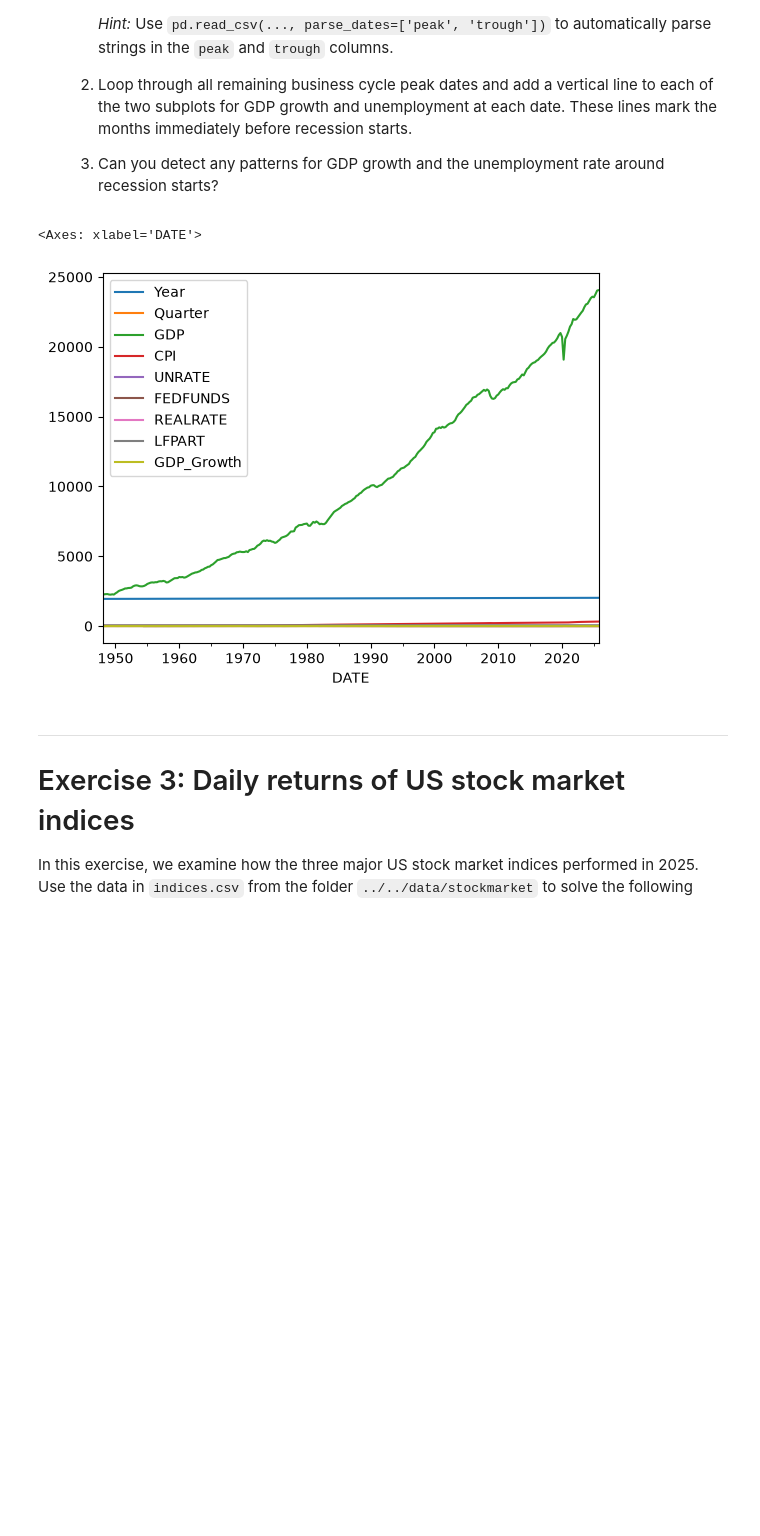
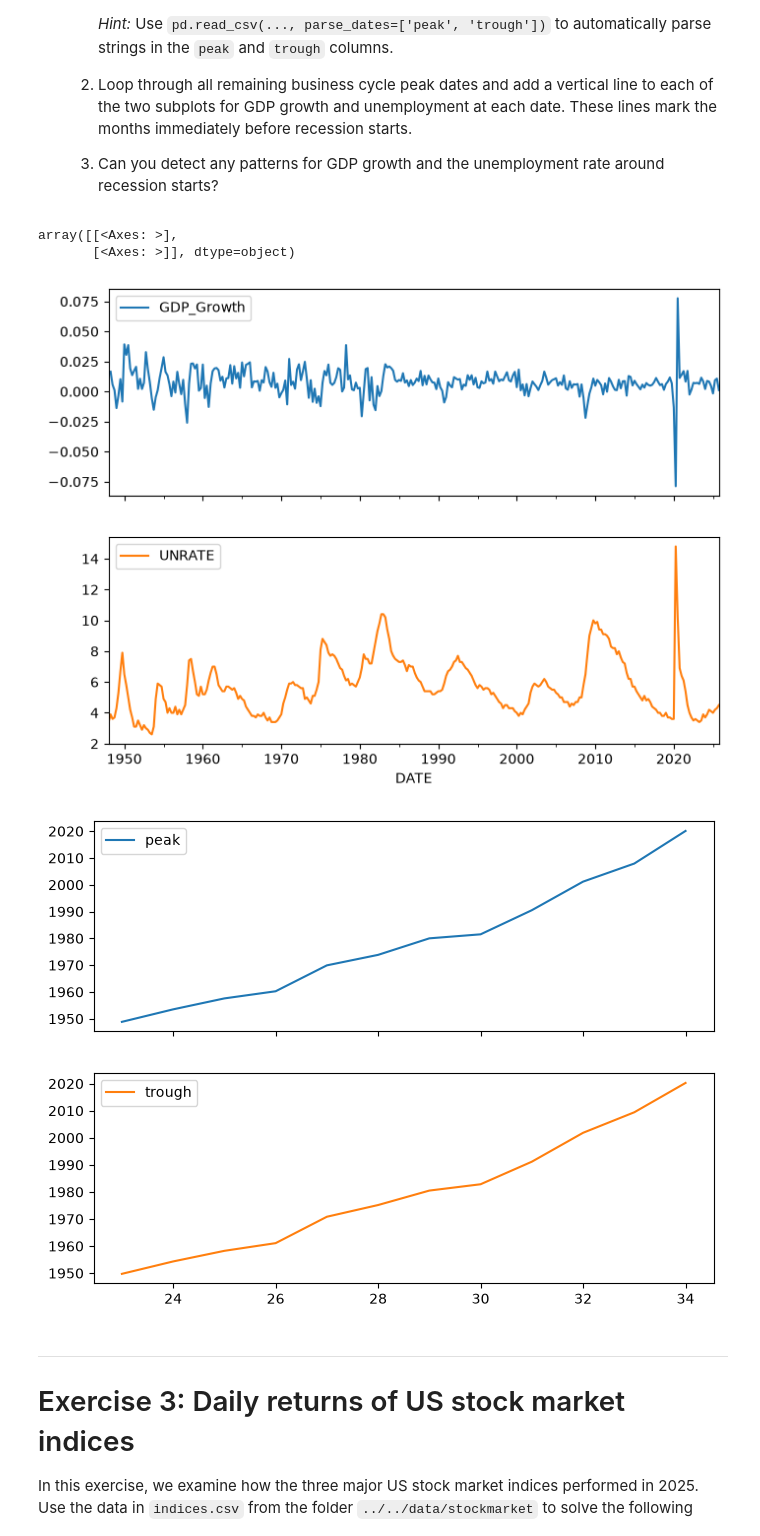
Before and after one commit to pl0gen/TECH2-H26, a Jupyter notebook: workshops/workshop3/workshop3 tasks.ipynb, the cells around one changed output. Drawn from its saved outputs; the diff is of its cells as text; code cells hidden in the pictures; blank space fills up the shorter version.

```diff
--- a/workshops/workshop3/workshop3 tasks.ipynb
+++ b/workshops/workshop3/workshop3 tasks.ipynb
@@ -123,25 +123,40 @@ In this exercise, you are asked to plot two main business cycle indicators, GDP
 # %%
 import pandas as pd
 import matplotlib.pyplot as plt
 import numpy as np
 
 #1 Loading the data
-DATA_PATH = '../../data/FRED'
-file = f'{DATA_PATH}/FRED_quarterly.csv'
+DATA_PATH = '../../data/'
+file1 = f'{DATA_PATH}FRED/FRED_quarterly.csv'
 
-df = pd.read_csv(file, parse_dates=["DATE"], index_col="DATE")
+df = pd.read_csv(file1, parse_dates=["DATE"], index_col="DATE")
 
 #2 dding a new column, which is the relative change between the GDP
 df["GDP_Growth"] = df["GDP"].pct_change()
 
 
 #3: Create a new figure with two subplots
 # ----- using DataFrame.plot() methid
 
-df.plot()
+df.plot(y=["GDP_Growth","UNRATE"],subplots=True, layout=(2,1), figsize=(8,6)) #Said subplots=true, to get two subplots based on the Y-variables given
+#Layout states 2 rows, 1 column
+#Figsize sets how big the whole figure is, widt and heigt.
+
+
+
+#4:
+
+file2 = f"{DATA_PATH}NBER_cycle_dates.csv"
+df2 = pd.read_csv(file2, parse_dates=["peak","trough"])
+
+df2 = df2.iloc[23:] #From 1948, using iloc position based on rows, 23 rows down.
+
+df2.plot(y=["peak","trough"],subplots=True, layout=(2,1), figsize=(8,6)) #Said subplots=true, to get two subplots based on the Y-variables given
 # %% [output]
-<Axes: xlabel='DATE'>
+array([[<Axes: >],
+       [<Axes: >]], dtype=object)
-[figure, old version]
+[figure, new version]
+[figure, added]
 # %% [markdown]
 ***
 # Exercise 3: Daily returns of US stock market indices
```
